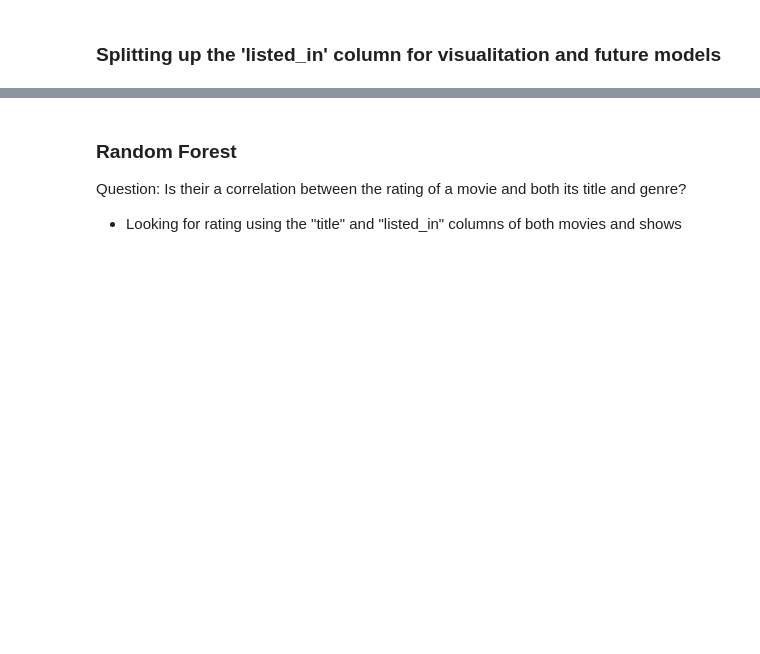
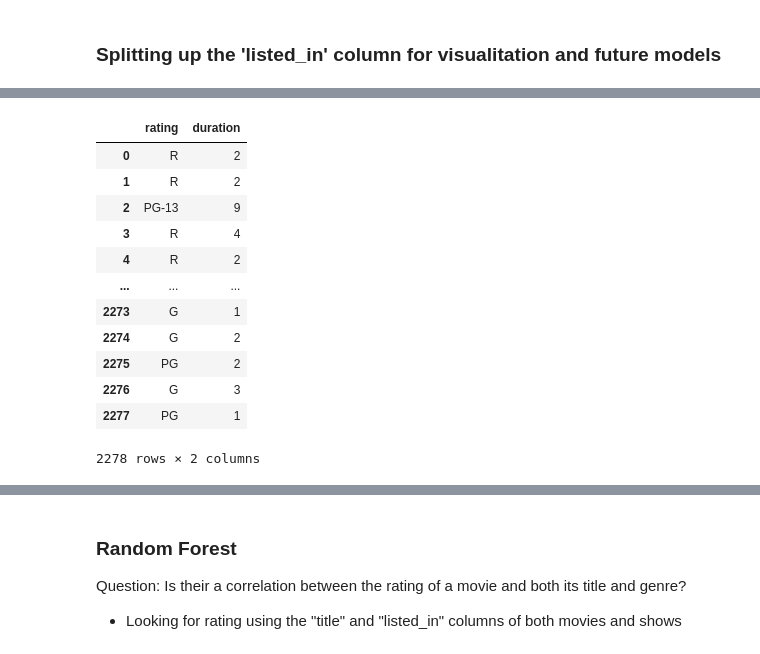
Before and after one commit to Nick-Pleva/Data-Science-Pinnacle-Project, a Jupyter notebook: final_project.ipynb, the cells around one changed output, grey strips where cells are left out. Saved outputs shown, nothing was run; the diff lists cells and outputs as text; code cells hidden in the pictures; blank space fills up the shorter version.

```diff
--- a/final_project.ipynb
+++ b/final_project.ipynb
@@ -254,0 +290,29 @@ Question: Does the rating of a movie/show influence how long the duration of the
+# %%
+""" Setting up show data """
+# List of most common show ratings
+possible_show_ratings = ['G', 'PG', 'PG-13', 'R']
+
+# Copies the rating and duration columns from the original netflix movie df
+show_rating_duration = netflix_shows[['rating', 'duration']].copy()
+
+# Removes any ratings that don't match the list above
+show_rating_duration = show_rating_duration[show_rating_duration["rating"].isin(possible_show_ratings)].reset_index(drop=True)
+
+# Turns the duration into an integer of seasons instead of it being a string with 'Seasons' at the end
+show_rating_duration["duration"] = show_rating_duration["duration"].str[:-7].astype(int)
+
+show_rating_duration
+# %% [output]
+|  | rating | duration |
+| 0 | R | 2 |
+| 1 | R | 2 |
+| 2 | PG-13 | 9 |
+| 3 | R | 4 |
+| 4 | R | 2 |
+| ... | ... | ... |
+| 2273 | G | 1 |
+| 2274 | G | 2 |
+| 2275 | PG | 2 |
+| 2276 | G | 3 |
+| 2277 | PG | 1 |
+2278 rows × 2 columns
```
Also changed, not shown: parts of 12 cells of this notebook.
